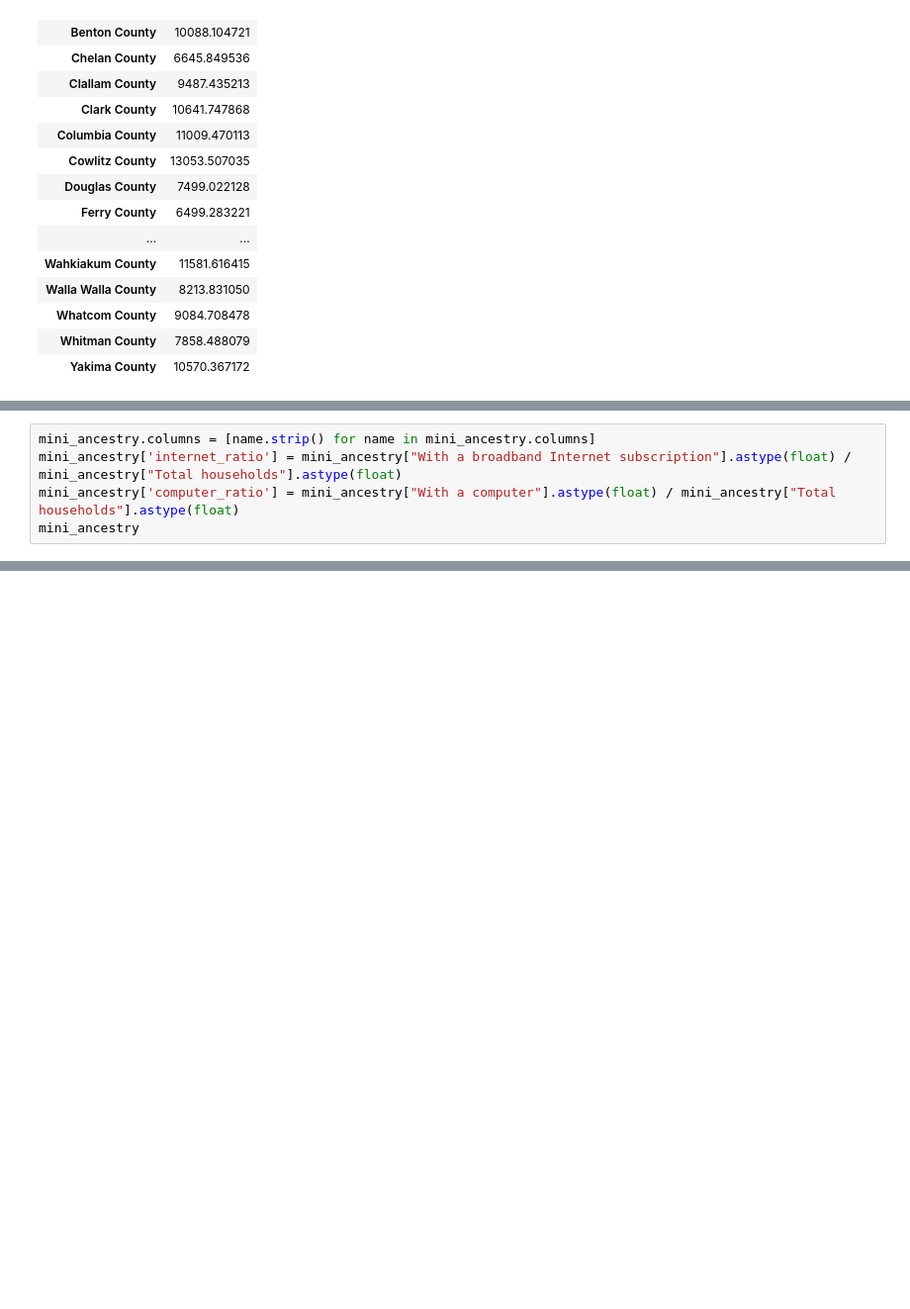
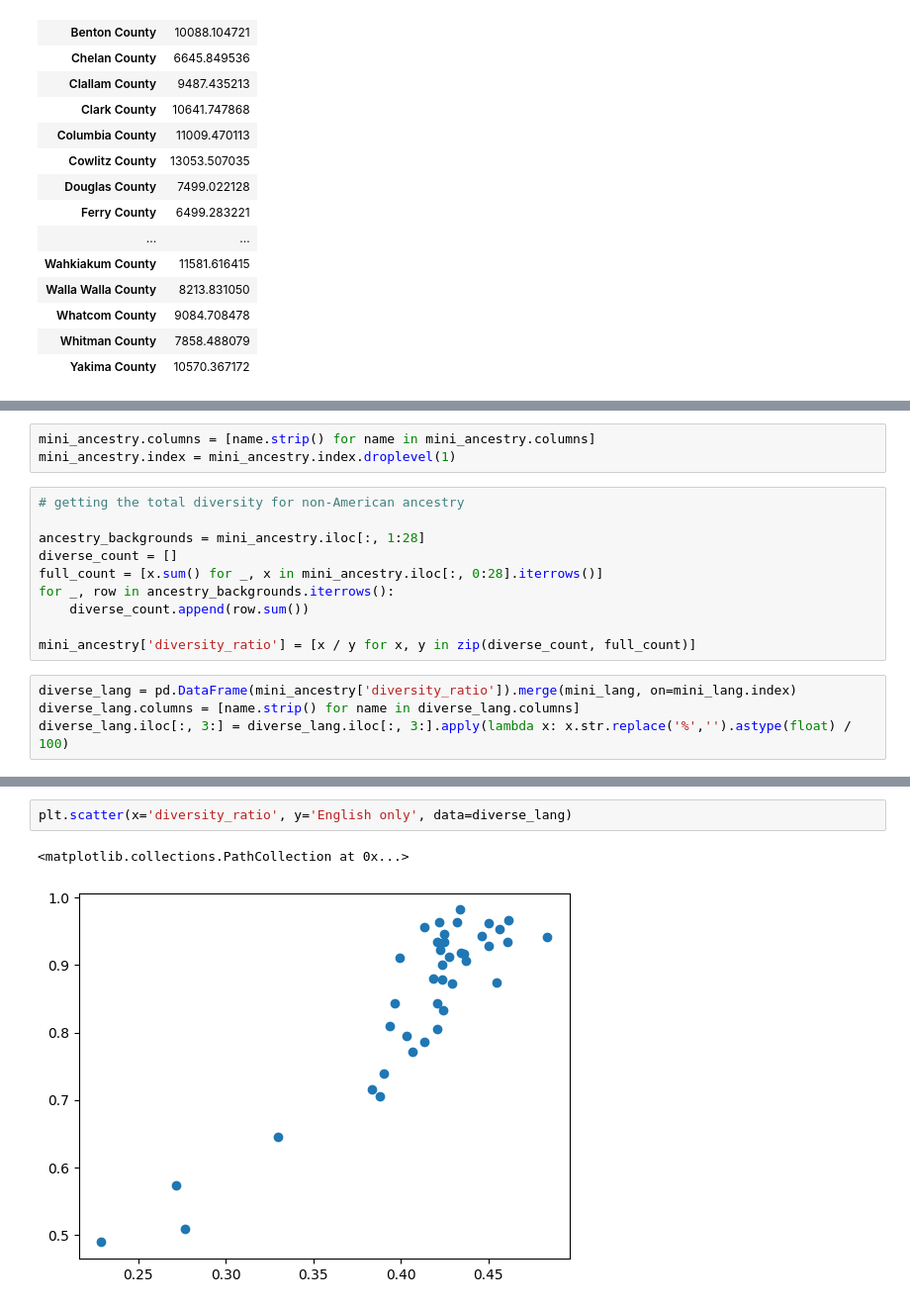
Before and after one commit to aronaacho/WALanguageDiversity, a Jupyter notebook: WALanguageDiversity.ipynb, the cells around one changed output, grey strips where cells are left out. Shown at 99% size. Saved outputs shown, nothing was run; the diff lists cells and outputs as text; blank space fills up the shorter version.

```diff
--- a/WALanguageDiversity.ipynb
+++ b/WALanguageDiversity.ipynb
@@ -266,5 +280,0 @@ import statsmodels.formula.api as smf
-# %%
-mini_ancestry.columns = [name.strip() for name in mini_ancestry.columns]
-mini_ancestry['internet_ratio'] = mini_ancestry["With a broadband Internet subscription"].astype(float) / mini_ancestry["Total households"].astype(float)
-mini_ancestry['computer_ratio'] = mini_ancestry["With a computer"].astype(float) / mini_ancestry["Total households"].astype(float)
-mini_ancestry
@@ -290,0 +281,17 @@ mini_ancestry
+# %%
+mini_ancestry.columns = [name.strip() for name in mini_ancestry.columns]
+mini_ancestry.index = mini_ancestry.index.droplevel(1)
+# %%
+# getting the total diversity for non-American ancestry
+
+ancestry_backgrounds = mini_ancestry.iloc[:, 1:28]
+diverse_count = []
+full_count = [x.sum() for _, x in mini_ancestry.iloc[:, 0:28].iterrows()]
+for _, row in ancestry_backgrounds.iterrows():
+    diverse_count.append(row.sum())
+
+mini_ancestry['diversity_ratio'] = [x / y for x, y in zip(diverse_count, full_count)]
+# %%
+diverse_lang = pd.DataFrame(mini_ancestry['diversity_ratio']).merge(mini_lang, on=mini_lang.index)
+diverse_lang.columns = [name.strip() for name in diverse_lang.columns]
+diverse_lang.iloc[:, 3:] = diverse_lang.iloc[:, 3:].apply(lambda x: x.str.replace('%','').astype(float) / 100)
@@ -290,0 +323,5 @@ mini_ancestry
+# %%
+plt.scatter(x='diversity_ratio', y='English only', data=diverse_lang)
+# %% [output]
+<matplotlib.collections.PathCollection at 0x...>
+[figure, added]
```
Also changed, not shown: parts of 15 cells of this notebook, 23 other files.
